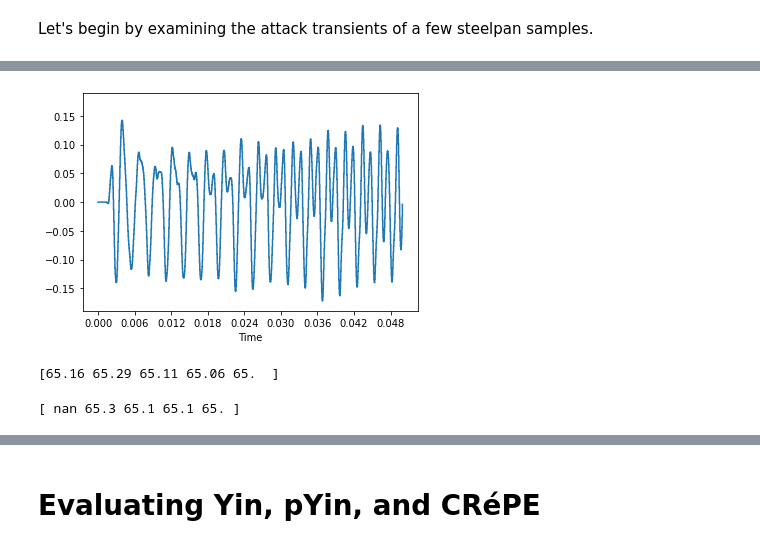
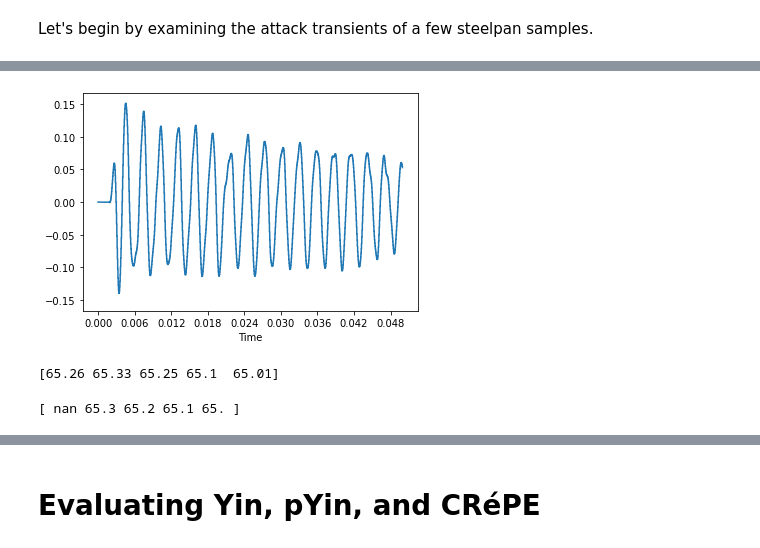
Before and after one commit to malloyca/steelpan-pitch-private, a Jupyter notebook: onset-pitch/steelpan_onset.ipynb, the cells around one changed output, grey strips where cells are left out. Drawn from its saved outputs; the diff is of its cells as text; code cells hidden in the pictures.

```diff
--- a/onset-pitch/steelpan_onset.ipynb
+++ b/onset-pitch/steelpan_onset.ipynb
@@ -72,7 +72,7 @@ Let's begin by examining the attack transients of a few steelpan samples.
 # %%
 frame_length = 2048
 # %%
-audio_01, sr = librosa.load('/content/SASSE_tiny_16/train/60_train_sample_101.wav')
+audio_01, sr = librosa.load('/content/SASSE_48/validation/60_valid_sample_7.wav')
 
 #plot first 50 ms
 fig, ax = plt.subplots()
@@ -102,24 +102,24 @@ print(np.round(crepe_pred,2))
 # %%
-audio_02, sr = librosa.load('/content/SASSE_tiny_16/train/65_train_sample_5.wav')
+audio_02, sr = librosa.load('/content/SASSE_48/validation/65_valid_sample_33.wav')
 
 #plot first 50 ms
 fig, ax = plt.subplots()
 librosa.display.waveshow(audio_02[:int(0.05*sr)], sr=sr, ax=ax)
 plt.show()
 # %% [output]
-[figure, old version]
+[figure, new version]
 # %%
 yin_out = librosa.yin(audio_02[:frame_length], fmin=librosa.note_to_hz('C2'), fmax=librosa.note_to_hz('C7'))
 yin_out = librosa.hz_to_midi(yin_out)
 print(np.round(yin_out,2))
 # %% [output]
-[65.16 65.29 65.11 65.06 65.  ]
+[65.26 65.33 65.25 65.1  65.01]
 # %%
 pyin_out, _, _ = librosa.pyin(audio_02[:frame_length], fmin=librosa.note_to_hz('C2'), fmax=librosa.note_to_hz('C7'))
 pyin_out = librosa.hz_to_midi(pyin_out)
 print(pyin_out)
 # %% [output]
-[ nan 65.3 65.1 65.1 65. ]
+[ nan 65.3 65.2 65.1 65. ]
 # %%
 time, crepe_pred, _, _ = crepe.predict(audio_02[:frame_length], sr, viterbi=True)
 crepe_pred = librosa.hz_to_midi(crepe_pred)
```
Also changed, not shown: parts of 13 cells of this notebook.
